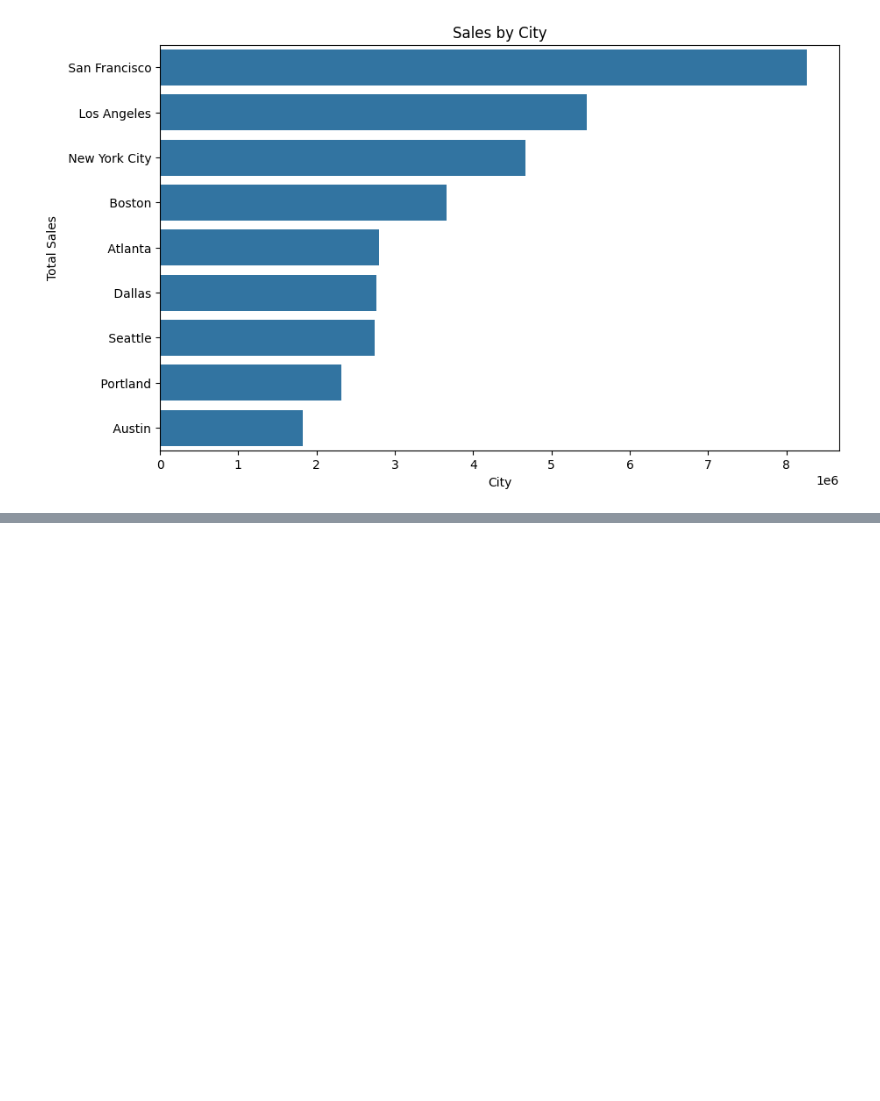
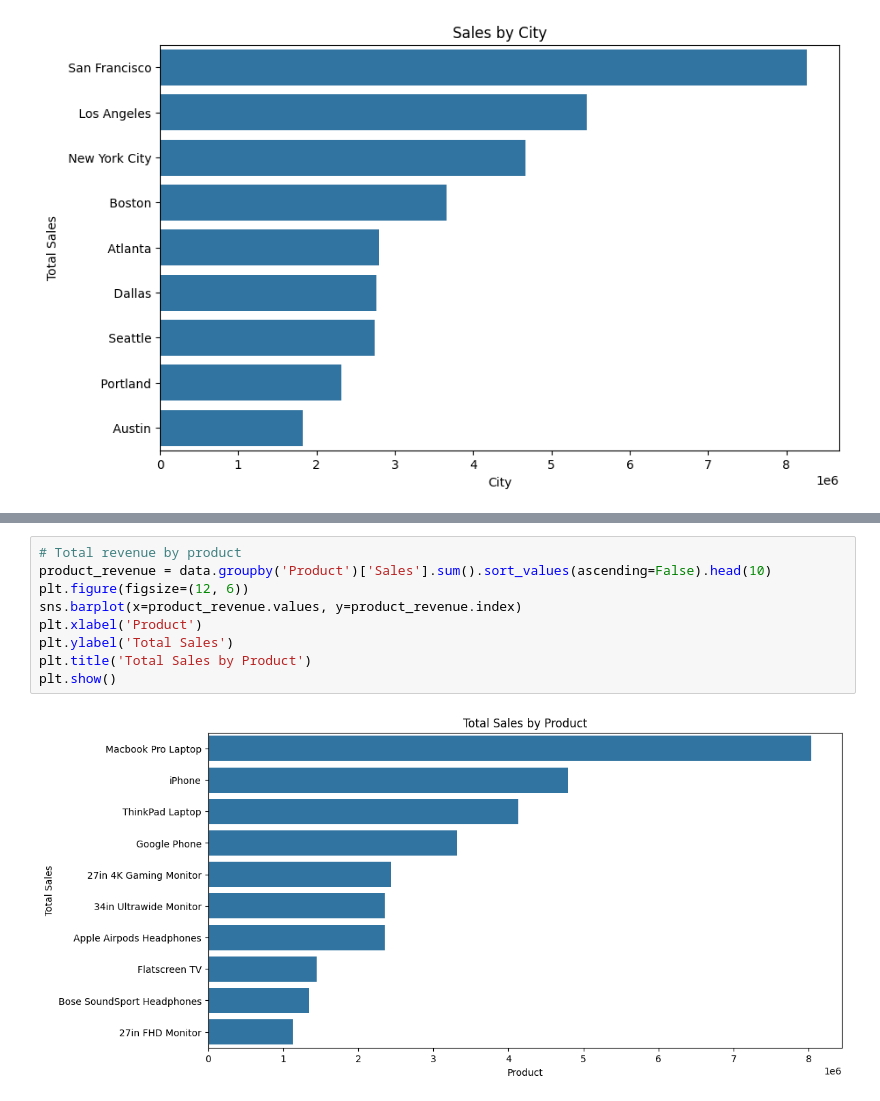
Before and after one commit to GChukwudi/meriskill-Internship, a Jupyter notebook: Sales-Task/Sales.ipynb, the cells around one changed output, grey strips where cells are left out. Cells and saved outputs as stored; diff of their text form; blank space fills up the shorter version.

```diff
--- a/Sales-Task/Sales.ipynb
+++ b/Sales-Task/Sales.ipynb
@@ -60,0 +77,11 @@ plt.show()
+# %%
+# Total revenue by product
+product_revenue = data.groupby('Product')['Sales'].sum().sort_values(ascending=False).head(10)
+plt.figure(figsize=(12, 6))
+sns.barplot(x=product_revenue.values, y=product_revenue.index)
+plt.xlabel('Product')
+plt.ylabel('Total Sales')
+plt.title('Total Sales by Product')
+plt.show()
+# %% [output]
+[figure, added]
```
Also changed, not shown: parts of 6 cells of this notebook.
